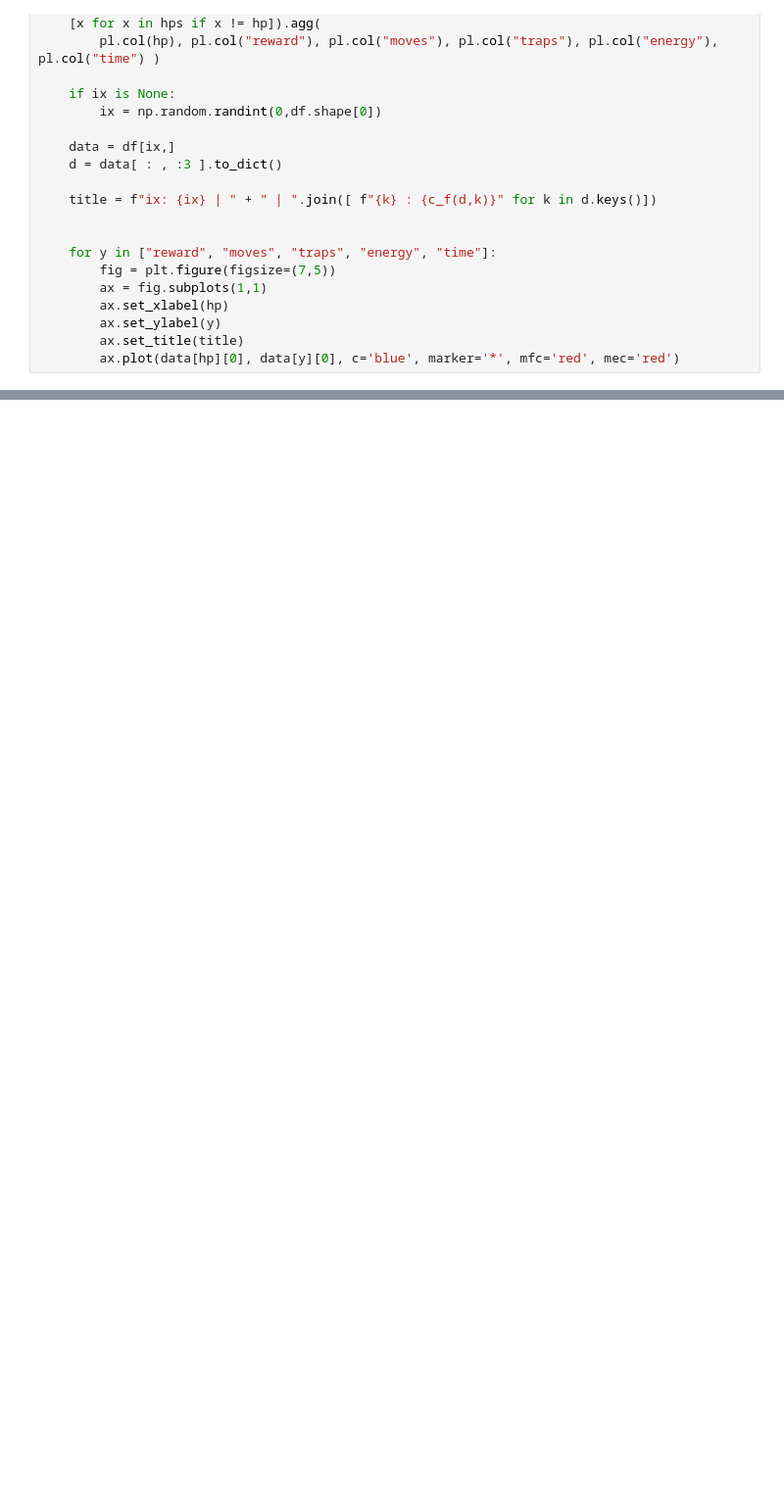
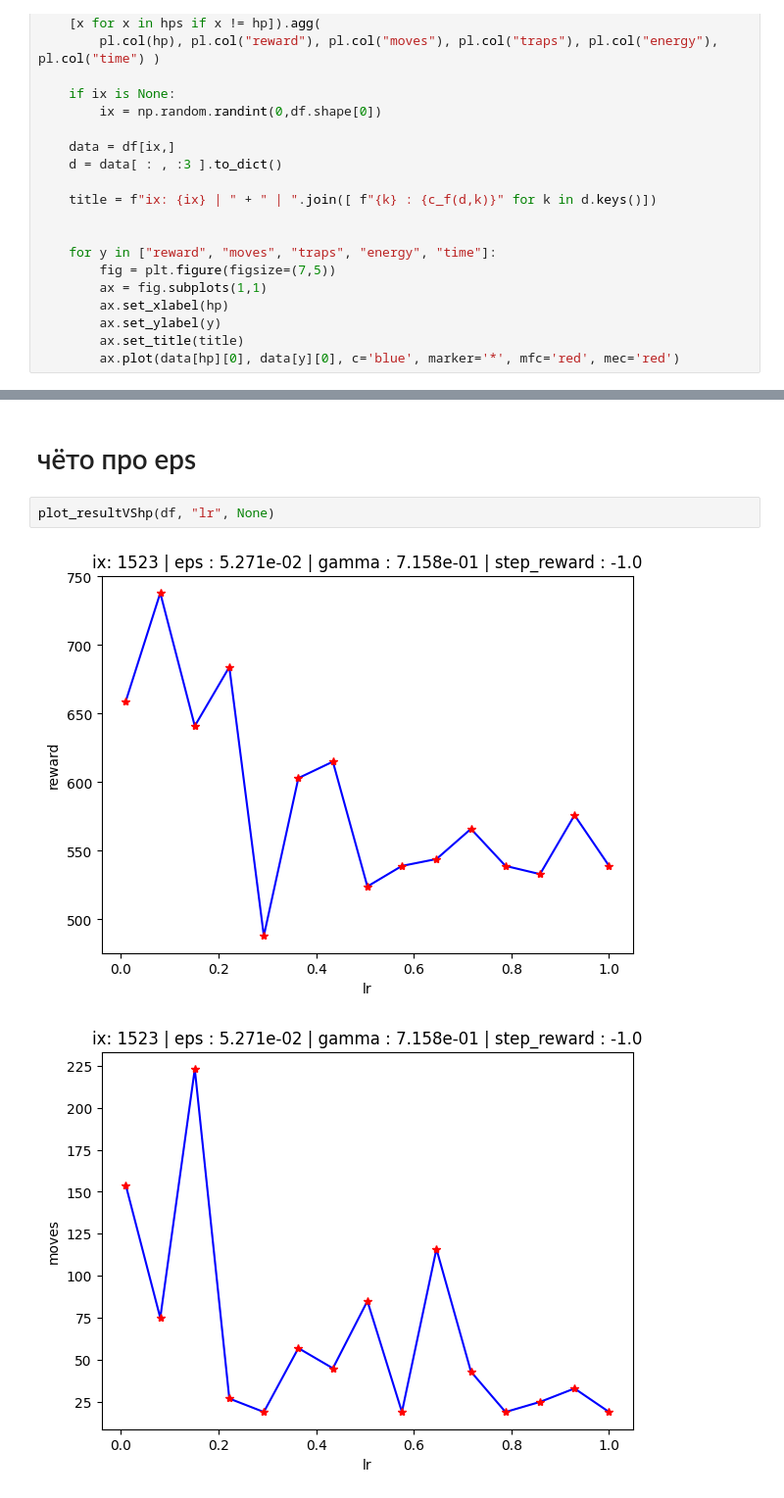
Before and after one commit to Lolikion228/QL_game, a Jupyter notebook: analysis.ipynb, the cells around one changed output, grey strips where cells are left out. Shown at 98% size. Saved outputs shown, nothing was run; the diff lists cells and outputs as text; blank space fills up the shorter version.

```diff
--- a/analysis.ipynb
+++ b/analysis.ipynb
@@ -90,0 +125,7 @@ plot_resultVShp(df, "gamma", None)
+# %% [markdown]
+# чёто про eps
+# %%
+plot_resultVShp(df, "lr", None)
+# %% [output]
+[figure, added]
+[figure, added]
```
Also changed, not shown: parts of 13 cells of this notebook.
